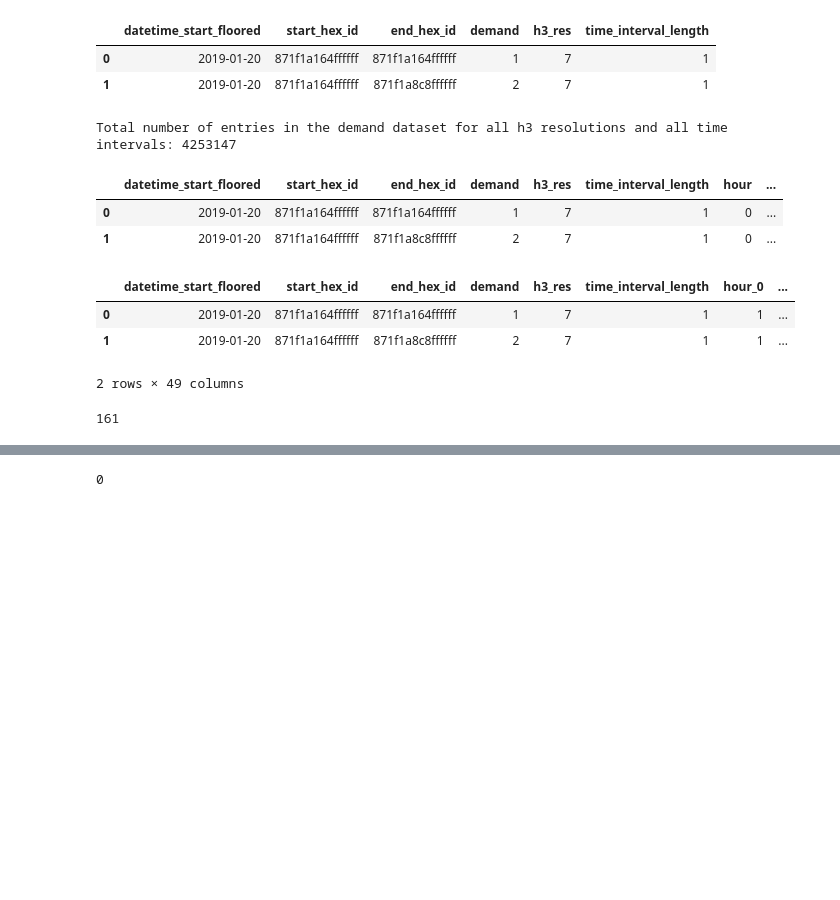
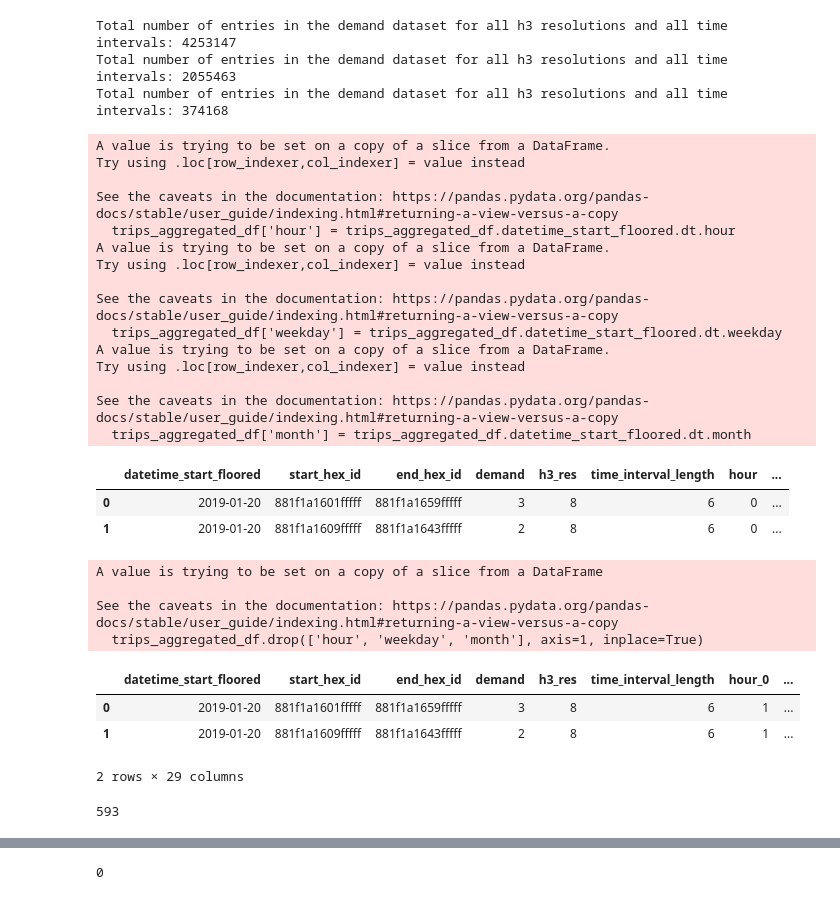
Before and after one commit to mogottsch/aaa-2022-magma, a Jupyter notebook: 04_predictive_analysis/00_feature_generation.ipynb, the cells around one changed output, grey strips where cells are left out. Cells and saved outputs as stored; diff of their text form; code cells hidden in the pictures; blank space fills up the shorter version.

```diff
--- a/04_predictive_analysis/00_feature_generation.ipynb
+++ b/04_predictive_analysis/00_feature_generation.ipynb
@@ -8,28 +8,56 @@ sys.path.append(os.path.abspath('..'))
 %load_ext autoreload
 %autoreload 2
 from modules.config import *
-# %%
-# import aggregated trips and reset index
-trips_aggregated_df = pd.read_parquet(TRIPS_GROUPED_SPATIO_TEMPORAL_PATH)
-trips_aggregated_df.head(2)
-# %% [output]
-|  | datetime_start_floored | start_hex_id | end_hex_id | demand | h3_res | time_interval_length |
-| 0 | 2019-01-20 | 871f1a164ffffff | 871f1a164ffffff | 1 | 7 | 1 |
-| 1 | 2019-01-20 | 871f1a164ffffff | 871f1a8c8ffffff | 2 | 7 | 1 |
+# %%
+# import aggregated trips
+trips_aggregated_df_init = pd.read_parquet(TRIPS_GROUPED_SPATIO_TEMPORAL_PATH)
+trips_aggregated_df = trips_aggregated_df_init[
+    (trips_aggregated_df_init['h3_res'] != TUNE_H3_RESOLUTION) &
+    (trips_aggregated_df_init['time_interval_length'] != TUNE_TIME_INTERVAL_LENGTH)
+]
+trips_aggregated_df_reduced = trips_aggregated_df_init[
+    (trips_aggregated_df_init['h3_res'] == TUNE_H3_RESOLUTION) &
+    (trips_aggregated_df_init['time_interval_length'] == TUNE_TIME_INTERVAL_LENGTH)
+]
+trips_aggregated_df_reduced = trips_aggregated_df_reduced.reset_index(drop=True)
 # %%
+print(f"Total number of entries in the demand dataset for all h3 resolutions and all time intervals: {trips_aggregated_df_init.index.size}")
 print(f"Total number of entries in the demand dataset for all h3 resolutions and all time intervals: {trips_aggregated_df.index.size}")
+print(f"Total number of entries in the demand dataset for all h3 resolutions and all time intervals: {trips_aggregated_df_reduced.index.size}")
 # %% [output]
 Total number of entries in the demand dataset for all h3 resolutions and all time intervals: 4253147
+Total number of entries in the demand dataset for all h3 resolutions and all time intervals: 2055463
+Total number of entries in the demand dataset for all h3 resolutions and all time intervals: 374168
 # %%
 # add time features
 trips_aggregated_df['hour'] = trips_aggregated_df.datetime_start_floored.dt.hour
 trips_aggregated_df['weekday'] = trips_aggregated_df.datetime_start_floored.dt.weekday
 trips_aggregated_df['month'] = trips_aggregated_df.datetime_start_floored.dt.month
-trips_aggregated_df.head(2)
+
+trips_aggregated_df_reduced['hour'] = trips_aggregated_df_reduced.datetime_start_floored.dt.hour
+trips_aggregated_df_reduced['weekday'] = trips_aggregated_df_reduced.datetime_start_floored.dt.weekday
+trips_aggregated_df_reduced['month'] = trips_aggregated_df_reduced.datetime_start_floored.dt.month
+
+trips_aggregated_df_reduced.head(2)
 # %% [output]
+A value is trying to be set on a copy of a slice from a DataFrame.
+Try using .loc[row_indexer,col_indexer] = value instead
+
+See the caveats in the documentation: https://pandas.pydata.org/pandas-docs/stable/user_guide/indexing.html#returning-a-view-versus-a-copy
+  trips_aggregated_df['hour'] = trips_aggregated_df.datetime_start_floored.dt.hour
+A value is trying to be set on a copy of a slice from a DataFrame.
+Try using .loc[row_indexer,col_indexer] = value instead
+
+See the caveats in the documentation: https://pandas.pydata.org/pandas-docs/stable/user_guide/indexing.html#returning-a-view-versus-a-copy
+  trips_aggregated_df['weekday'] = trips_aggregated_df.datetime_start_floored.dt.weekday
+A value is trying to be set on a copy of a slice from a DataFrame.
+Try using .loc[row_indexer,col_indexer] = value instead
+
+See the caveats in the documentation: https://pandas.pydata.org/pandas-docs/stable/user_guide/indexing.html#returning-a-view-versus-a-copy
+  trips_aggregated_df['month'] = trips_aggregated_df.datetime_start_floored.dt.month
 |  | datetime_start_floored | start_hex_id | end_hex_id | demand | h3_res | time_interval_length | hour | ... |
-| 0 | 2019-01-20 | 871f1a164ffffff | 871f1a164ffffff | 1 | 7 | 1 | 0 | ... |
-| 1 | 2019-01-20 | 871f1a164ffffff | 871f1a8c8ffffff | 2 | 7 | 1 | 0 | ... |
+| 0 | 2019-01-20 | 881f1a1601fffff | 881f1a1659fffff | 3 | 8 | 6 | 0 | ... |
+| 1 | 2019-01-20 | 881f1a1609fffff | 881f1a1643fffff | 2 | 8 | 6 | 0 | ... |
 # %%
 # #
 # trips_aggregated_df['hour_sin'] = np.sin(trips_aggregated_df.hour*(2.*np.pi/24))
@@ -45,17 +73,28 @@ month_dummies = pd.get_dummies(trips_aggregated_df['month']).add_prefix('month_'
 
 trips_aggregated_df.drop(['hour', 'weekday', 'month'], axis=1, inplace=True)
 trips_aggregated_df = pd.concat([trips_aggregated_df, hour_dummies, weekday_dummies, month_dummies], axis=1)
-trips_aggregated_df.head(2)
+
+hour_dummies_reduced = pd.get_dummies(trips_aggregated_df_reduced['hour']).add_prefix('hour_')
+weekday_dummies_reduced = pd.get_dummies(trips_aggregated_df_reduced['weekday']).add_prefix('weekday_')
+month_dummies_reduced = pd.get_dummies(trips_aggregated_df_reduced['month']).add_prefix('month_')
+
+trips_aggregated_df_reduced.drop(['hour', 'weekday', 'month'], axis=1, inplace=True)
+trips_aggregated_df_reduced = pd.concat([trips_aggregated_df_reduced, hour_dummies_reduced, weekday_dummies_reduced, month_dummies_reduced], axis=1)
+trips_aggregated_df_reduced.head(2)
 # %% [output]
+A value is trying to be set on a copy of a slice from a DataFrame
+
+See the caveats in the documentation: https://pandas.pydata.org/pandas-docs/stable/user_guide/indexing.html#returning-a-view-versus-a-copy
+  trips_aggregated_df.drop(['hour', 'weekday', 'month'], axis=1, inplace=True)
 |  | datetime_start_floored | start_hex_id | end_hex_id | demand | h3_res | time_interval_length | hour_0 | ... |
-| 0 | 2019-01-20 | 871f1a164ffffff | 871f1a164ffffff | 1 | 7 | 1 | 1 | ... |
-| 1 | 2019-01-20 | 871f1a164ffffff | 871f1a8c8ffffff | 2 | 7 | 1 | 1 | ... |
+| 0 | 2019-01-20 | 881f1a1601fffff | 881f1a1659fffff | 3 | 8 | 6 | 1 | ... |
+| 1 | 2019-01-20 | 881f1a1609fffff | 881f1a1643fffff | 2 | 8 | 6 | 1 | ... |
-2 rows × 49 columns
+2 rows × 29 columns
 # %%
-del hour_dummies, weekday_dummies, month_dummies
+del hour_dummies, weekday_dummies, month_dummies, hour_dummies_reduced, weekday_dummies_reduced, month_dummies_reduced
 gc.collect()
 # %% [output]
-161
+593
 # %%
 # load the weather dataframe, reduce data types
 weather_df = pd.read_parquet(WEATHER_AGGR_TEMPORAL_PATH)
```
Also changed, not shown: parts of 17 cells of this notebook, 1 other file.
